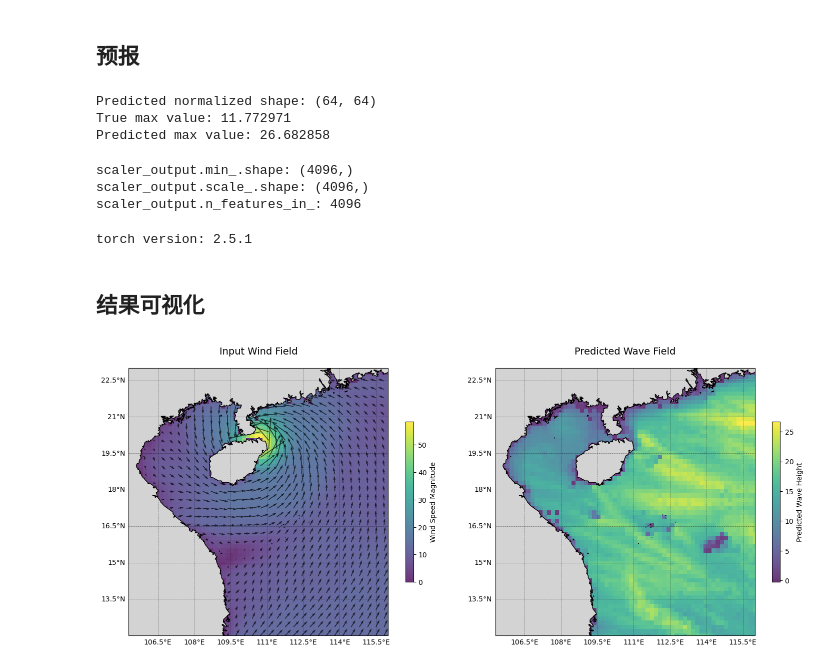
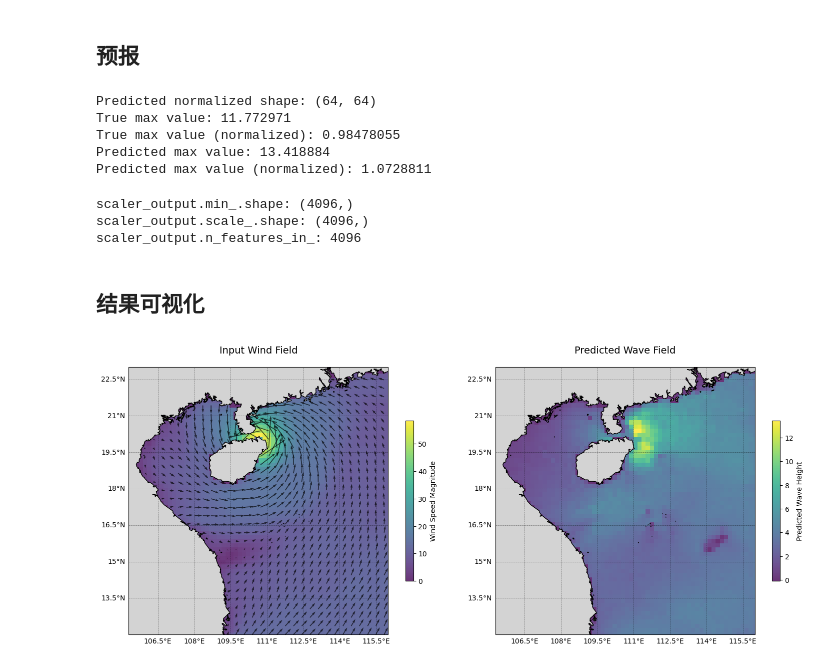
Before and after one commit to yangzhiheng1999/PISON, a Jupyter notebook: main_exame_model_full.ipynb, the cells around one changed output. Saved outputs shown, nothing was run; the diff lists cells and outputs as text; code cells hidden in the pictures.

```diff
--- a/main_exame_model_full.ipynb
+++ b/main_exame_model_full.ipynb
@@ -102,15 +102,15 @@ def load_mat_variable(
 # --- 示例调用 ---
 file_path = r"../datas/Environment_yagi.mat"
 variable_name = 'Wave'
-case_instance = 130# 130# 95
+case_instance = 130 # 159 rammasun # 130 yagi
 
 wind_data_mat = load_mat_variable(file_path, 'Wind')
-wind_data = wind_data_mat[case_instance - 1, :] if wind_data_mat is not None else None
-print(f"Wind data for case {case_instance}/{wind_data_mat.shape[0]}: {wind_data.shape}")
+# wind_data = wind_data_mat[case_instance - 1, :] if wind_data_mat is not None else None
+# print(f"Wind data for case {case_instance}/{wind_data_mat.shape[0]}: {wind_data.shape}")
 
 test_data_mat = load_mat_variable(file_path, variable_name)
-test_data = test_data_mat[case_instance - 1, :] if test_data_mat is not None else None
-print(f"{variable_name} data for case {case_instance}/{test_data_mat.shape[0]}: {test_data.shape}")
+# test_data = test_data_mat[case_instance - 1, :] if test_data_mat is not None else None
+# print(f"{variable_name} data for case {case_instance}/{test_data_mat.shape[0]}: {test_data.shape}")
 # %% [output]
 Successfully loaded 'Wind' (v7.3 HDF5) from '../datas/Environment_yagi.mat'.
 Data shape: (180, 4096)
@@ -307,7 +339,7 @@ Output normalized min/max: 0.00 / 2.13
 # %%
 import torch
 # 关键步骤：导入类定义
-from f_model_defination import UNetBoosting
+from f_model_defination import UNetBoosting, XGBoostUNet
 
 device = torch.device('cuda' if torch.cuda.is_available() else 'cpu')
 
@@ -315,16 +347,30 @@ device = torch.device('cuda' if torch.cuda.is_available() else 'cpu')
 num_boosting_models = 4  # 从小开始测试，e.g., 3-5
 
 if variable_name.lower() == 'wave':
-    boosting_model = UNetBoosting(num_models=5, in_channels=2, out_channels=1, learning_rate=1e-3,
-        shrinkage=0.6, features=[32, 64, 128, 256],device=device, env_type=variable_name.lower()
-    ).to(device)
+    '''boosting_model = UNetBoosting(num_models=5, in_channels=2, out_channels=1, learning_rate=1e-3,
+        shrinkage=0.6, features=[32, 64, 128, 256, 512],device=device, env_type=variable_name.lower()
+    ).to(device)'''
+
+    # 创建 XGBoostUNet 实例
+    boosting_model = XGBoostUNet(
+        num_models=15,          # 弱学习器的数量
+        shrinkage=0.4,         # 子模型收缩率（训练时0.1，这里设置成0.4）
+        subsample=0.8,         # 样本采样比例
+        reg_lambda=1e-4,       # L2 正则化
+        features=[16, 32, 64, 128],
+        env_type='wave',       # 根据环境类型自动选择梯度计算方式
+        device=device
+    )
+
+
 
 
 # 2. 加载权重
 print(f"Loading model weights for {variable_name}...")
-boosting_model.load_state_dict(
+'''boosting_model.load_state_dict(
     torch.load(f'../datas/unet_boosting_{variable_name.lower()}_model_v5.7.pth', map_location=device)
-)
+)'''
+boosting_model.load_state_dict(torch.load(f'../datas/xgboosting_unet_{variable_name.lower()}_model_v5.7.pth', map_location=device))
 # %% [output]
 Loading model weights for Wave...
 <All keys matched successfully>
@@ -365,11 +411,15 @@ if variable_name.lower() == 'current':
     print("Maximum u, v for predicted: %.2f, %.2f" %(env_pred_np[0, pred_index[0], pred_index[1]], env_pred_np[1, pred_index[0], pred_index[1]]))
 else:
     print("True max value:", np.max(true_2d))
+    print("True max value (normalized):", np.max(output_normalized))
     print("Predicted max value:", np.max(env_pred_np))
+    print("Predicted max value (normalized):", np.max(env_pred_normalized_np))
 # %% [output]
 Predicted normalized shape: (64, 64)
 True max value: 11.772971
-Predicted max value: 26.682858
+True max value (normalized): 0.98478055
+Predicted max value: 13.418884
+Predicted max value (normalized): 1.0728811
 # %%
 print("scaler_output.min_.shape:", scaler_output.min_.shape)
 print("scaler_output.scale_.shape:", scaler_output.scale_.shape)
@@ -378,10 +428,6 @@ print("scaler_output.n_features_in_:", scaler_output.n_features_in_)
 scaler_output.min_.shape: (4096,)
 scaler_output.scale_.shape: (4096,)
 scaler_output.n_features_in_: 4096
-# %%
-print("torch version:", torch.__version__)
-# %% [output]
-torch version: 2.5.1
 # %% [markdown]
 ## 结果可视化
 # %%
@@ -407,7 +453,7 @@ extent = [105.3, 116.0, 12.0, 23.0]
 ax1.set_extent(extent, crs=ccrs.PlateCarree())
 
 # Compute magnitude if not already
-wind_field_np = np.sqrt(wind_combined[0,:]**2 + wind_combined[1,:]**2)
+wind_field_np = np.sqrt(wind_combined[0,0,:]**2 + wind_combined[0,1,:]**2)
 
 # pcolormesh for magnitude
 im1 = ax1.pcolormesh(X, Y, wind_field_np, cmap='viridis', transform=ccrs.PlateCarree(), alpha=0.8, shading='auto', zorder=1)
@@ -418,8 +464,8 @@ plt.colorbar(im1, ax=ax1, label='Wind Speed Magnitude', shrink=0.6)
 skip = 2  # Adjust skip based on grid resolution
 Xq = X[::skip, ::skip]
 Yq = Y[::skip, ::skip]
-Uq = wind_combined[0, ::skip, ::skip]
-Vq = wind_combined[1, ::skip, ::skip]
+Uq = wind_combined[0, 0, ::skip, ::skip]
+Vq = wind_combined[0, 1, ::skip, ::skip]
 ax1.quiver(Xq, Yq, Uq, Vq, transform=ccrs.PlateCarree(), scale=400, width=0.003, color='black', alpha=0.7, zorder=2)  # Adjust scale as needed
 # Add land and features
 ax1.add_feature(cfeature.LAND, facecolor='lightgray', edgecolor='black', zorder=2)
@@ -442,34 +488,34 @@ ax2.set_extent(extent, crs=ccrs.PlateCarree())
 if variable_name.lower() == 'current':
     pred_2d_np_abs = np.sqrt(env_pred_np[0]**2 + env_pred_np[1]**2)  # 计算流速幅值
     im2 = ax2.pcolormesh(X, Y, pred_2d_np_abs, cmap='viridis', transform=ccrs.PlateCarree(), alpha=0.8, shading='auto', zorder=1)
     plt.colorbar(im2, ax=ax2, label='Predicted Current Speed', shrink=0.6)
 
     # Quiver for current vectors (subsample to avoid overcrowding)
     Uq = env_pred_np[0, ::skip, ::skip]
     Vq = env_pred_np[1, ::skip, ::skip]
     ax2.quiver(Xq, Yq, Uq, Vq, transform=ccrs.PlateCarree(), scale=10, width=0.003, color='black', alpha=0.7, zorder=2)  # Adjust scale as needed
 else:
     im2 = ax2.pcolormesh(X, Y, env_pred_np, cmap='viridis', transform=ccrs.PlateCarree(), alpha=0.8, shading='auto', zorder=1)
     plt.colorbar(im2, ax=ax2, label=f'Predicted {variable_name.capitalize()} Height', shrink=0.6)
 
 # Add land and features
 ax2.add_feature(cfeature.LAND, facecolor='lightgray', edgecolor='black', zorder=2)
 
 # Gridlines
 gl2 = ax2.gridlines(draw_labels=True, linewidth=0.5, color='black', alpha=0.5, linestyle='--')
 gl2.top_labels = False
 gl2.right_labels = False
 gl2.xlabels_top = False
 gl2.ylabels_right = False
 gl2.xformatter = LONGITUDE_FORMATTER
 gl2.yformatter = LATITUDE_FORMATTER
 
 ax2.set_title(f'Predicted {variable_name.capitalize()} Field', fontsize=14, pad=20)
 
 plt.tight_layout()
 plt.show()
 # %% [output]
-[figure, old version]
+[figure, new version]
 # %%
 import numpy as np
 import matplotlib.pyplot as plt
```
Also changed, not shown: parts of 10 cells of this notebook, 3 other files.
